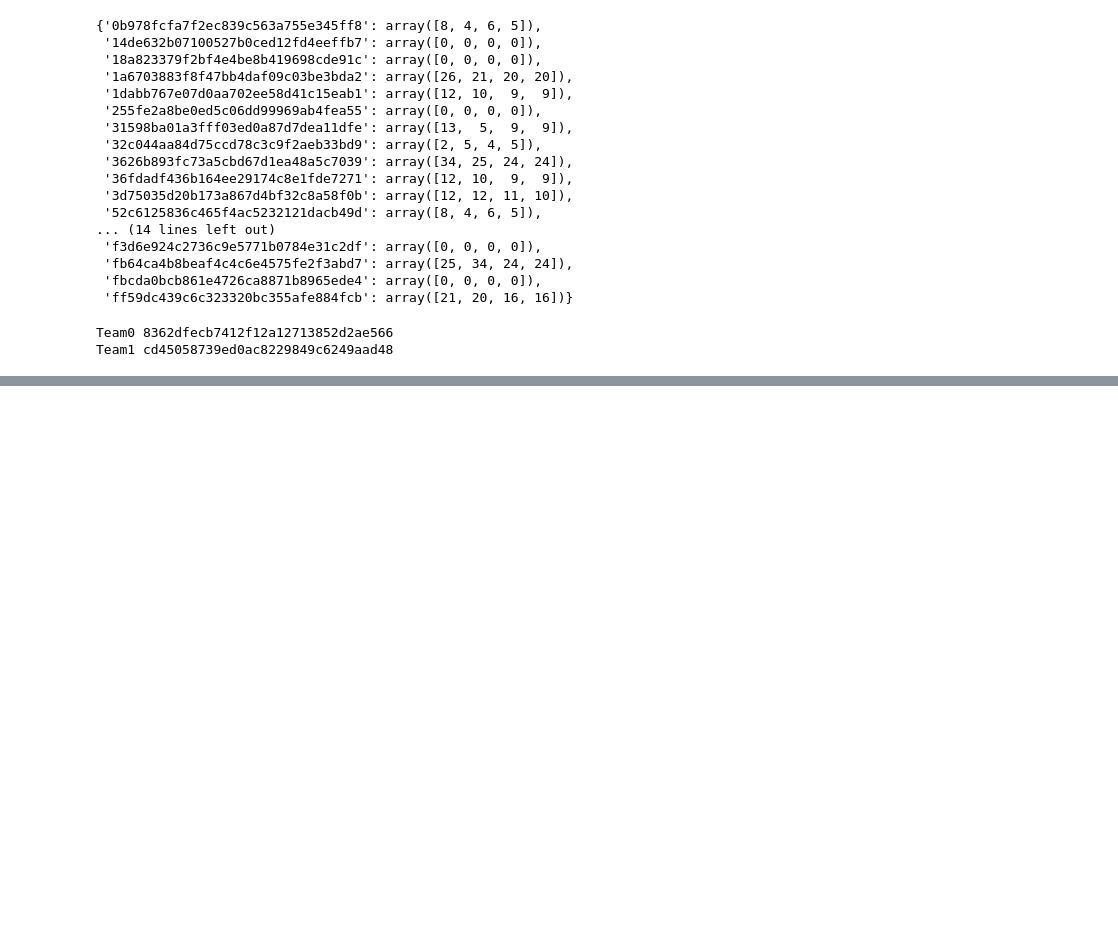
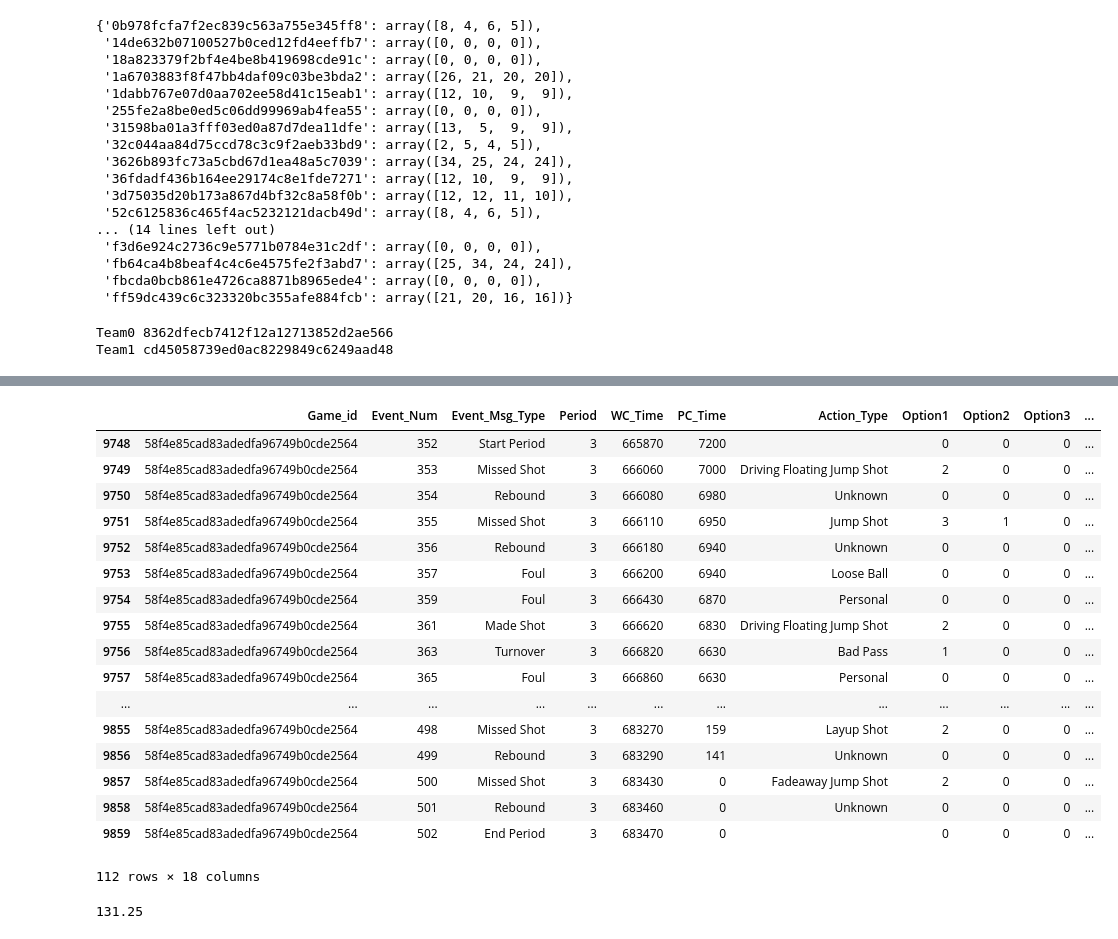
Before and after one commit to wpouse/NBA, a Jupyter notebook: Hackathon Prompt/NBARatingsScrubbed.ipynb, the cells around one changed output, grey strips where cells are left out. Cells and saved outputs as stored; diff of their text form; code cells hidden in the pictures; blank space fills up the shorter version.

```diff
--- a/Hackathon Prompt/NBARatingsScrubbed.ipynb
+++ b/Hackathon Prompt/NBARatingsScrubbed.ipynb
@@ -854,0 +834,25 @@ rdPBP[:119]
+# %%
+rdPBP[240:352]
+# %% [output]
+|  | Game_id | Event_Num | Event_Msg_Type | Period | WC_Time | PC_Time | Action_Type | Option1 | Option2 | Option3 | ... |
+| 9748 | 58f4e85cad83adedfa96749b0cde2564 | 352 | Start Period | 3 | 665870 | 7200 |  | 0 | 0 | 0 | ... |
+| 9749 | 58f4e85cad83adedfa96749b0cde2564 | 353 | Missed Shot | 3 | 666060 | 7000 | Driving Floating Jump Shot | 2 | 0 | 0 | ... |
+| 9750 | 58f4e85cad83adedfa96749b0cde2564 | 354 | Rebound | 3 | 666080 | 6980 | Unknown | 0 | 0 | 0 | ... |
+| 9751 | 58f4e85cad83adedfa96749b0cde2564 | 355 | Missed Shot | 3 | 666110 | 6950 | Jump Shot | 3 | 1 | 0 | ... |
+| 9752 | 58f4e85cad83adedfa96749b0cde2564 | 356 | Rebound | 3 | 666180 | 6940 | Unknown | 0 | 0 | 0 | ... |
+| 9753 | 58f4e85cad83adedfa96749b0cde2564 | 357 | Foul | 3 | 666200 | 6940 | Loose Ball | 0 | 0 | 0 | ... |
+| 9754 | 58f4e85cad83adedfa96749b0cde2564 | 359 | Foul | 3 | 666430 | 6870 | Personal | 0 | 0 | 0 | ... |
+| 9755 | 58f4e85cad83adedfa96749b0cde2564 | 361 | Made Shot | 3 | 666620 | 6830 | Driving Floating Jump Shot | 2 | 0 | 0 | ... |
+| 9756 | 58f4e85cad83adedfa96749b0cde2564 | 363 | Turnover | 3 | 666820 | 6630 | Bad Pass | 1 | 0 | 0 | ... |
+| 9757 | 58f4e85cad83adedfa96749b0cde2564 | 365 | Foul | 3 | 666860 | 6630 | Personal | 0 | 0 | 0 | ... |
+| ... | ... | ... | ... | ... | ... | ... | ... | ... | ... | ... | ... |
+| 9855 | 58f4e85cad83adedfa96749b0cde2564 | 498 | Missed Shot | 3 | 683270 | 159 | Layup Shot | 2 | 0 | 0 | ... |
+| 9856 | 58f4e85cad83adedfa96749b0cde2564 | 499 | Rebound | 3 | 683290 | 141 | Unknown | 0 | 0 | 0 | ... |
+| 9857 | 58f4e85cad83adedfa96749b0cde2564 | 500 | Missed Shot | 3 | 683430 | 0 | Fadeaway Jump Shot | 2 | 0 | 0 | ... |
+| 9858 | 58f4e85cad83adedfa96749b0cde2564 | 501 | Rebound | 3 | 683460 | 0 | Unknown | 0 | 0 | 0 | ... |
+| 9859 | 58f4e85cad83adedfa96749b0cde2564 | 502 | End Period | 3 | 683470 | 0 |  | 0 | 0 | 0 | ... |
+112 rows × 18 columns
+# %%
+np.round(100*21.0/16, 2)
+# %% [output]
+131.25
```
Also changed, not shown: parts of 3 cells of this notebook, 1 other file.
